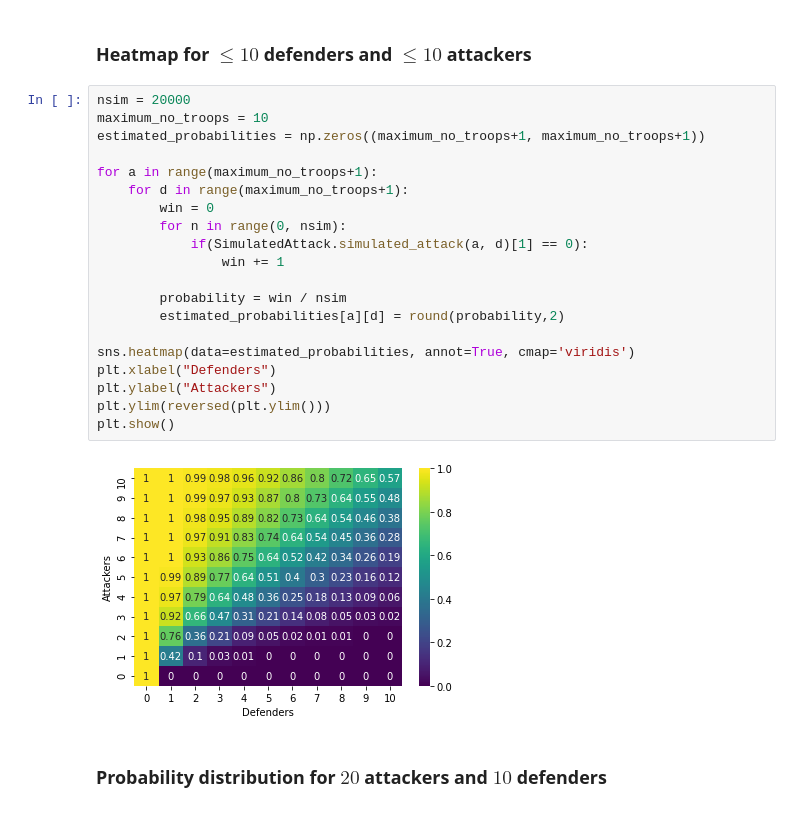
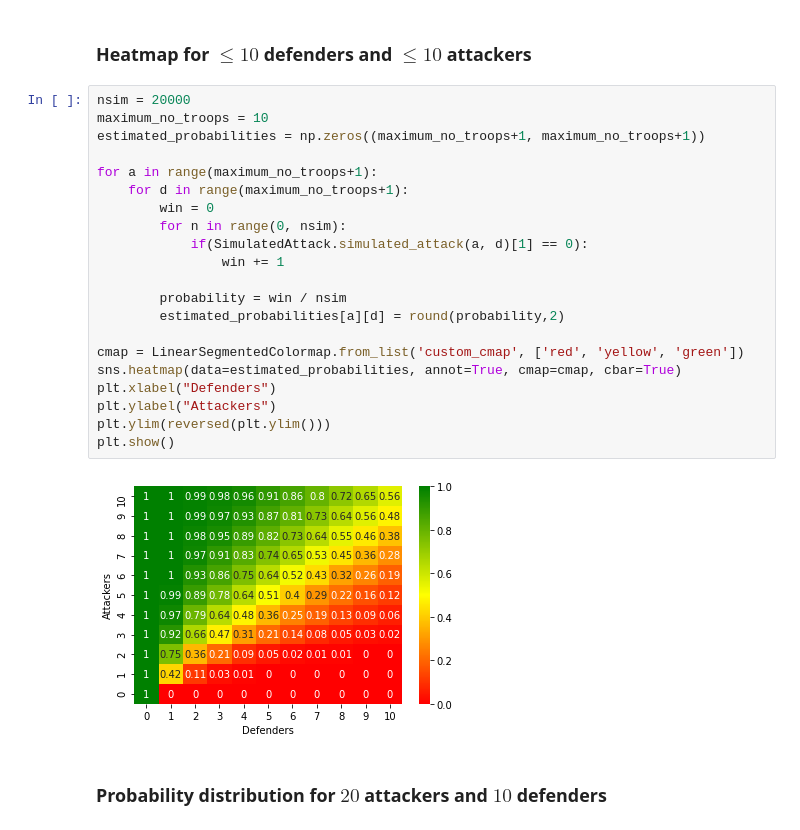
Before and after one commit to PontusHovb/Risk-Game, a Jupyter notebook: Monte Carlo Simulations.ipynb, the cells around one changed output. Drawn from its saved outputs; the diff is of its cells as text.

```diff
--- a/Monte Carlo Simulations.ipynb
+++ b/Monte Carlo Simulations.ipynb
@@ -104,25 +104,26 @@ Theoretical probability 75.43%
 # %%
 nsim = 20000
 maximum_no_troops = 10
 estimated_probabilities = np.zeros((maximum_no_troops+1, maximum_no_troops+1))
 
 for a in range(maximum_no_troops+1):
     for d in range(maximum_no_troops+1):
         win = 0
         for n in range(0, nsim):
             if(SimulatedAttack.simulated_attack(a, d)[1] == 0):
                 win += 1
 
         probability = win / nsim
         estimated_probabilities[a][d] = round(probability,2)
 
-sns.heatmap(data=estimated_probabilities, annot=True, cmap='viridis')
+cmap = LinearSegmentedColormap.from_list('custom_cmap', ['red', 'yellow', 'green'])
+sns.heatmap(data=estimated_probabilities, annot=True, cmap=cmap, cbar=True)
 plt.xlabel("Defenders")
 plt.ylabel("Attackers")
 plt.ylim(reversed(plt.ylim()))
 plt.show()
 # %% [output]
-[figure, old version]
+[figure, new version]
 # %% [markdown]
 ### Probability distribution for $20$ attackers and $10$ defenders
 # %%
```
Also changed, not shown: parts of 5 cells of this notebook, 5 other files.
